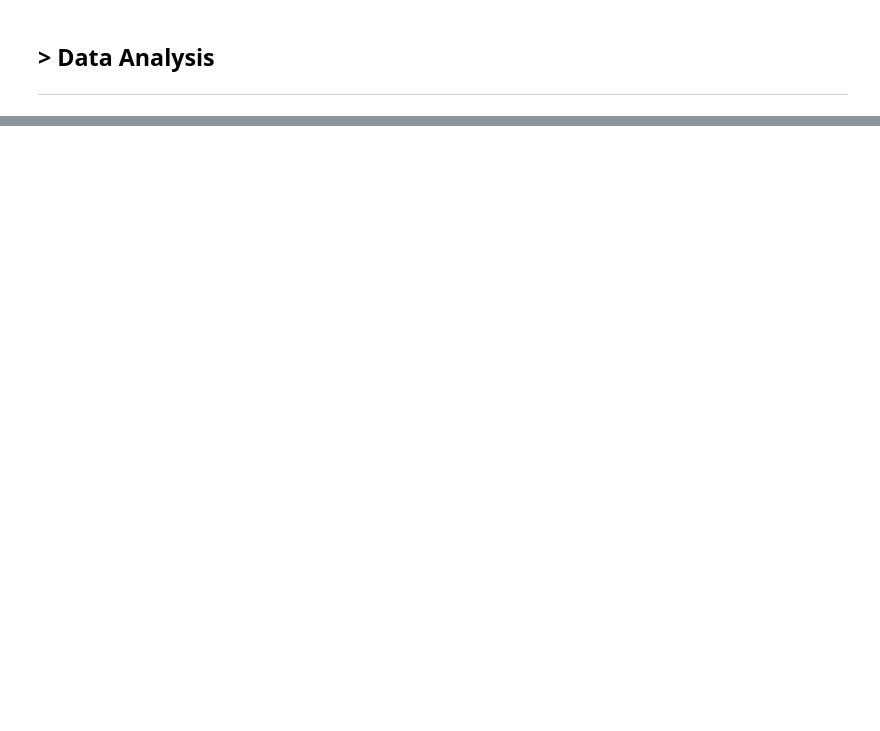
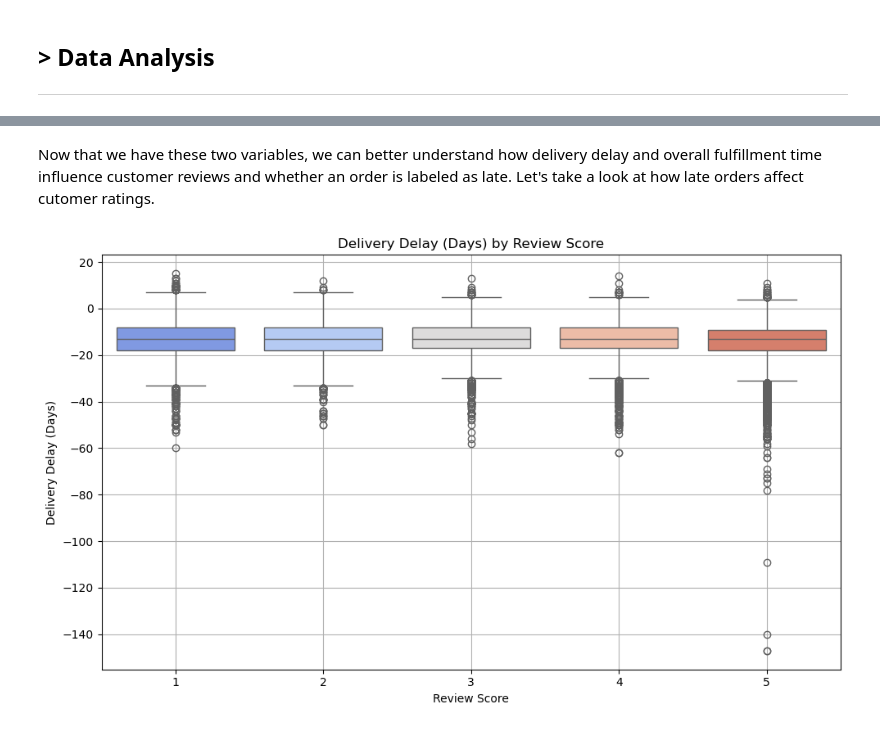
Before and after one commit to fritz-immanuel/Brazilian-E-Commerce-Data-Analysis, a Jupyter notebook: Data Analysis & Predictions.ipynb, the cells around one changed output, grey strips where cells are left out. Cells and saved outputs as stored; diff of their text form; code cells hidden in the pictures; blank space fills up the shorter version.

```diff
--- a/Data Analysis & Predictions.ipynb
+++ b/Data Analysis & Predictions.ipynb
@@ -944,7 +1000,6 @@ final_products_df
 # %%
 # order related data
-final_order_df = orders_df.merge(order_items_df, on='order_id', how='inner')
-final_order_df = final_order_df.merge(order_payments_df, on='order_id', how='inner')
-# final_order_df = final_order_df.merge(order_reviews_df, on='order_id', how='inner')
-final_order_df = final_order_df.merge(final_products_df, on='product_id', how='inner')
-final_order_df
+merged_df = orders_df.merge(order_items_df, on='order_id', how='inner')
+merged_df = merged_df.merge(order_payments_df, on='order_id', how='inner')
+merged_df = merged_df.merge(order_reviews_df, on='order_id', how='inner')
+merged_df = merged_df.merge(final_products_df, on='product_id', how='inner')
@@ -1007,0 +1065,19 @@ memory usage: 21.1+ MB
+# %%
+# Calculate delivery metrics
+merged_df['delivery_delay'] = (merged_df['order_delivered_customer_date'] - merged_df['order_estimated_delivery_date']).dt.day
+merged_df['actual_delivery_time'] = (merged_df['order_delivered_customer_date'] - merged_df['order_purchase_timestamp']).dt.days
+# %% [markdown]
+Now that we have these two variables, we can better understand how delivery delay and overall fulfillment time influence customer reviews and whether an order is labeled as late. Let's take a look at how late orders affect cutomer ratings.
+# %%
+filtered_df = merged_df
+
+pltFigsize((10, 6))
+sns.boxplot(data=filtered_df, x='review_score', y='delivery_delay', palette='coolwarm')
+pltTitle('Delivery Delay (Days) by Review Score')
+plt.xlabel('Review Score')
+plt.ylabel('Delivery Delay (Days)')
+plt.grid(True)
+plt.tight_layout()
+plt.show()
+# %% [output]
+[figure, added]
```
Also changed, not shown: parts of 95 cells of this notebook, 8 other files.
